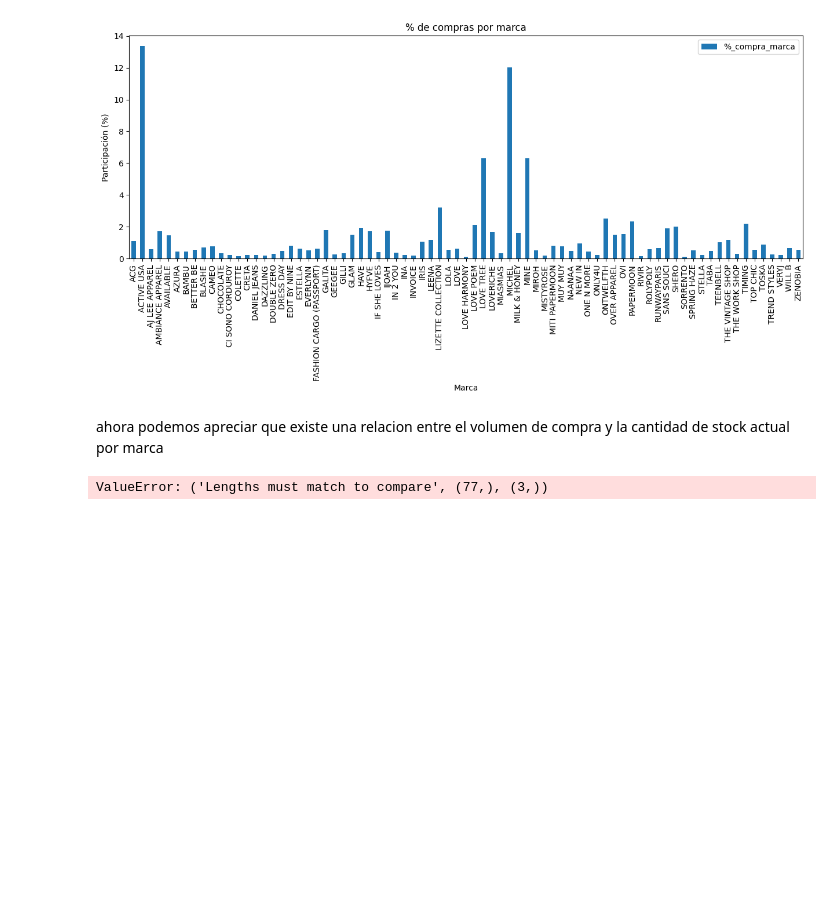
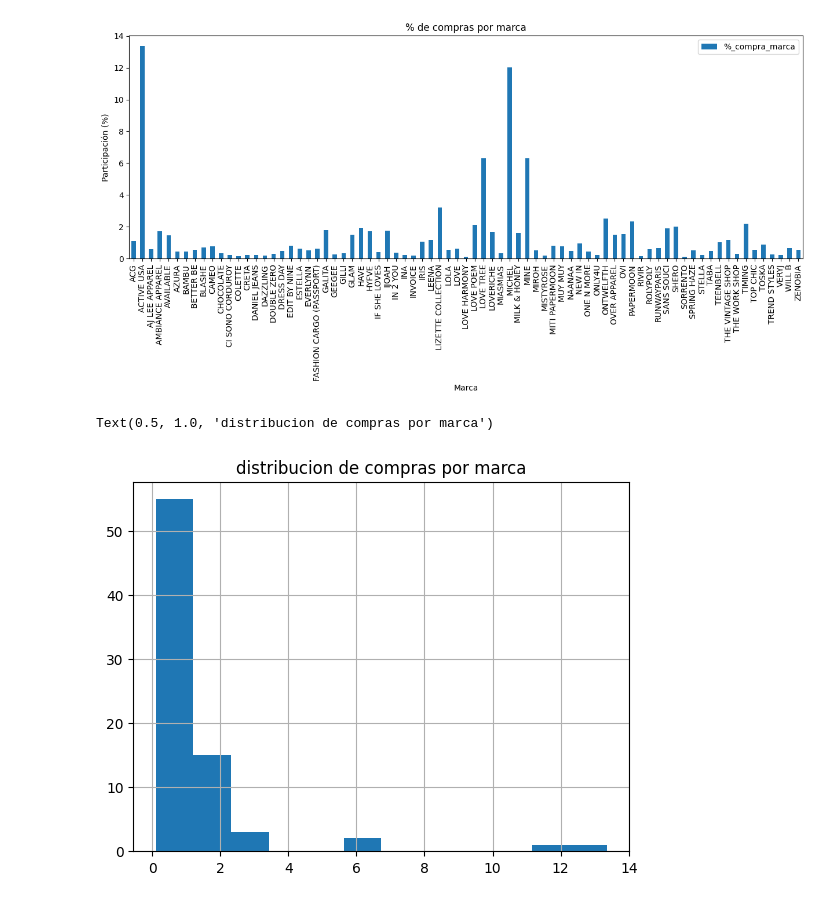
Before and after one commit to Adrian-estrada-chavez/clothing-sales-roi-analysis, a Jupyter notebook: notebooks/Clothing_sales_roi_analysis.ipynb, the cells around one changed output. Drawn from its saved outputs; the diff is of its cells as text; code cells hidden in the pictures; blank space fills up the shorter version.

```diff
--- a/notebooks/Clothing_sales_roi_analysis.ipynb
+++ b/notebooks/Clothing_sales_roi_analysis.ipynb
@@ -1049,10 +1049,10 @@ plt.ylabel('Participación (%)')
 # %% [output]
 Text(0, 0.5, 'Participación (%)')
 [figure]
-# %% [markdown]
-ahora podemos apreciar que existe una relacion entre el volumen de compra y la cantidad de stock actual por marca
-# %%
-marcas_volumen_grande=compras_total_marca[compras_total_marca['marca']==['ACTIVE USA','LOVE TREE','MICHEL']]
-marcas_volumen_grande
-# %% [output]
-ValueError: ('Lengths must match to compare', (77,), (3,))
+# %%
+compra_total_marca_hist=compras_total_marca[['%_compra_marca']]
+compra_total_marca_hist.hist(bins=12)
+plt.title('distribucion de compras por marca')
+# %% [output]
+Text(0.5, 1.0, 'distribucion de compras por marca')
+[figure, added]
```
Also changed, not shown: parts of 8 cells of this notebook.
